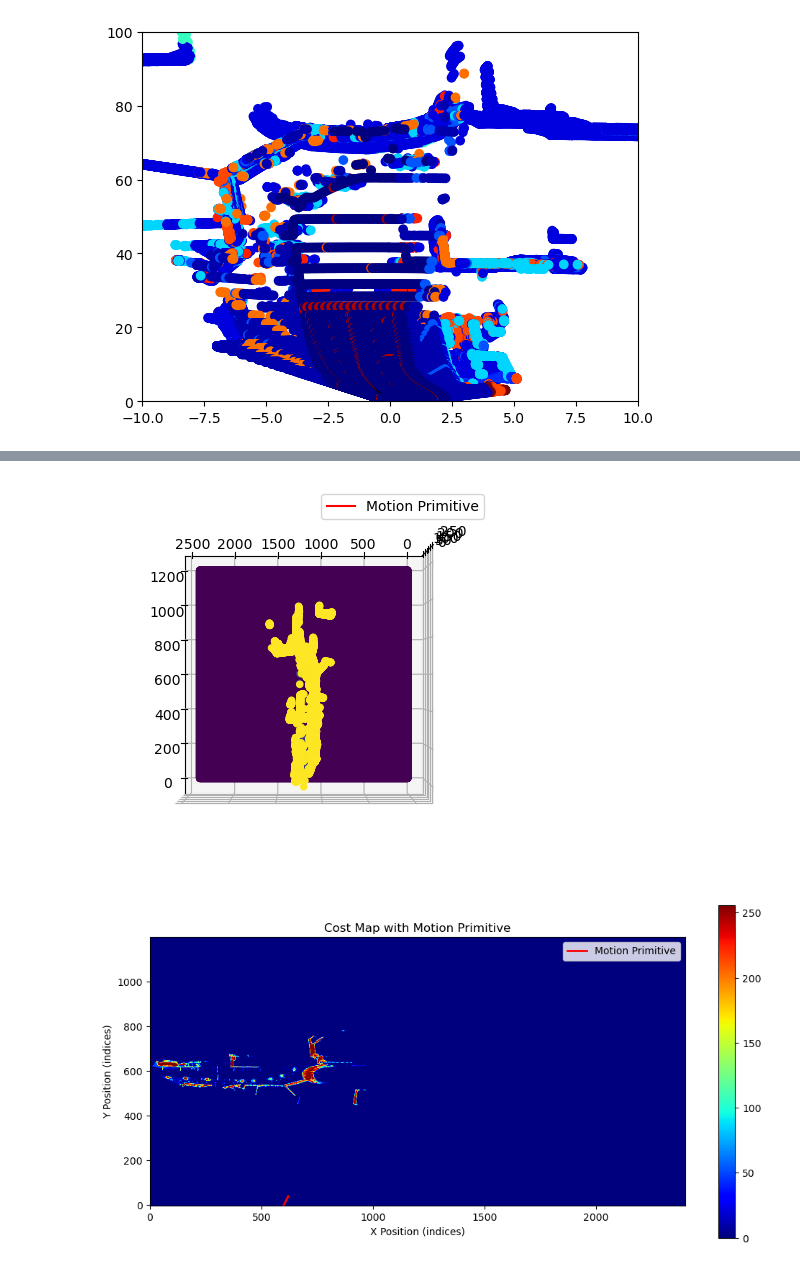
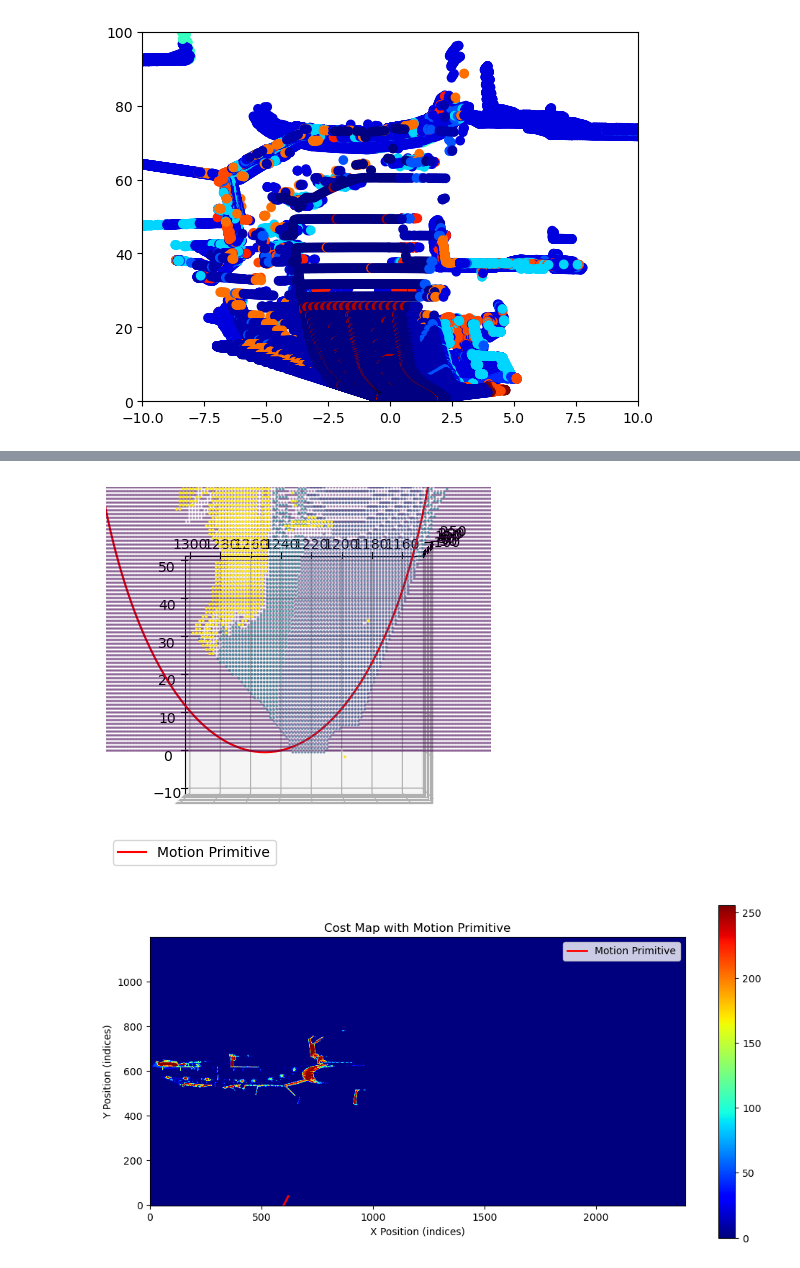
Before and after one commit to Marijn-dev/AI-for-priority-vehicles, a Jupyter notebook: PicToMap.ipynb, the cells around one changed output, grey strips where cells are left out. Saved outputs shown, nothing was run; the diff lists cells and outputs as text; code cells hidden in the pictures.

```diff
--- a/PicToMap.ipynb
+++ b/PicToMap.ipynb
@@ -177,35 +177,39 @@ def draw_motion_primitive(ax, start_x, start_y, distance, curvature_deg_per_mete
         arc_angle = 0
 
     theta = np.linspace(np.pi/2, np.pi/2 - arc_angle, num=300)
 
     if curvature_deg_per_meter != 0:
         x = start_x + radius * (1 - np.cos(theta))
         y = start_y + radius * np.sin(theta)
     else:
         x = start_x + np.linspace(0, distance, num=300)
         y = start_y * np.ones_like(x)
 
     ax.plot(x/cell_size, y/cell_size, 'r-', label='Motion Primitive')  # divide by cell size to scale to grid
     ax.legend()
 
 fig, ax = plt.subplots(subplot_kw={'projection': '3d'}, figsize=(5,5))
 x_cost, y_cost = np.meshgrid(np.arange(cost_map.shape[0]), np.arange(cost_map.shape[1]))
-ax.scatter(x_cost, y_cost, cost_map.flatten(), c=cost_map.flatten())
+ax.scatter(x_cost, y_cost, cost_map.flatten(), c=cost_map.flatten(), s=1)
 
 # Draw motion primitive
 start_x = 0  # Starting x position (in grid cells)
 start_y = 125  # Starting y position (in grid cells)
 distance = 5 / cell_size  # Distance for the primitive (in grid cells)
 curvature_deg_per_meter = 5  # Curvature in degrees per meter
 
 draw_motion_primitive(ax, start_x, start_y, distance, curvature_deg_per_meter, cell_size)
 
 # Set the view to a top-down perspective from the left side
 ax.view_init(elev=90, azim=180)
 
+# Set limits for the axes
+ax.set_xlim([-10, 50])
+ax.set_ylim([1150, 1300])
+
 plt.show()
 # %% [output]
-[figure, old version]
+[figure, new version]
 # %%
 import matplotlib.pyplot as plt
 import numpy as np
```
Also changed, not shown: parts of 1 cell of this notebook, 4 other files.
